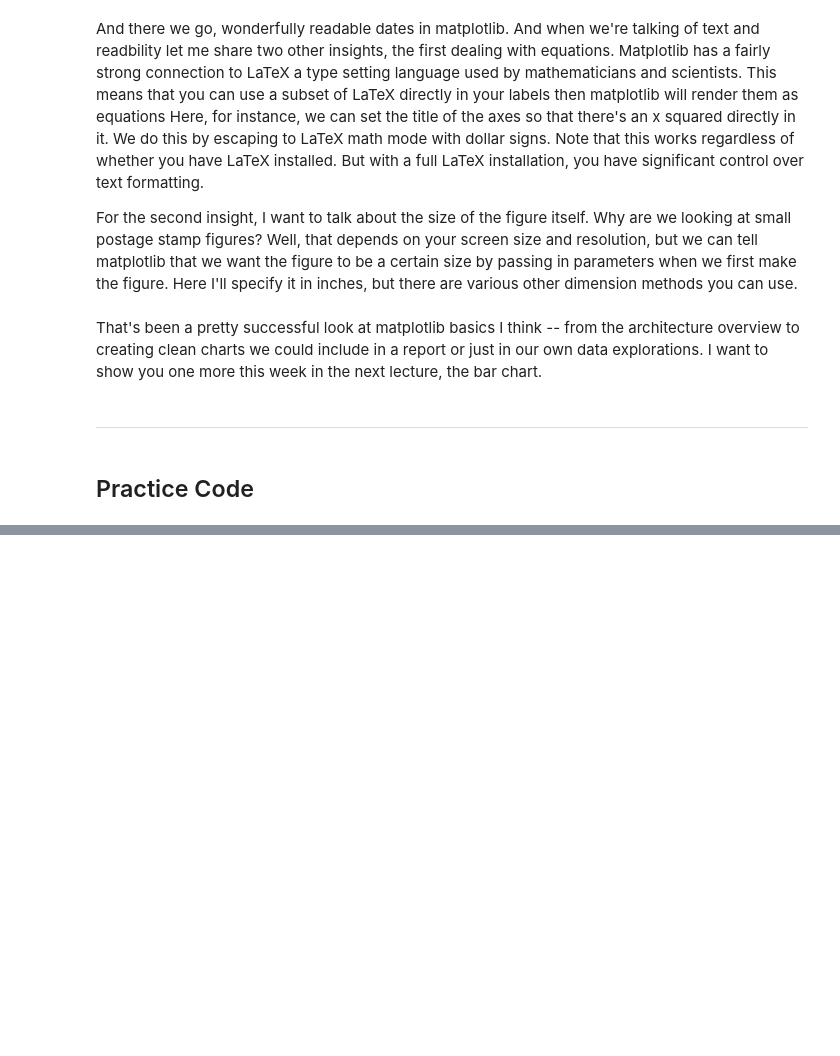
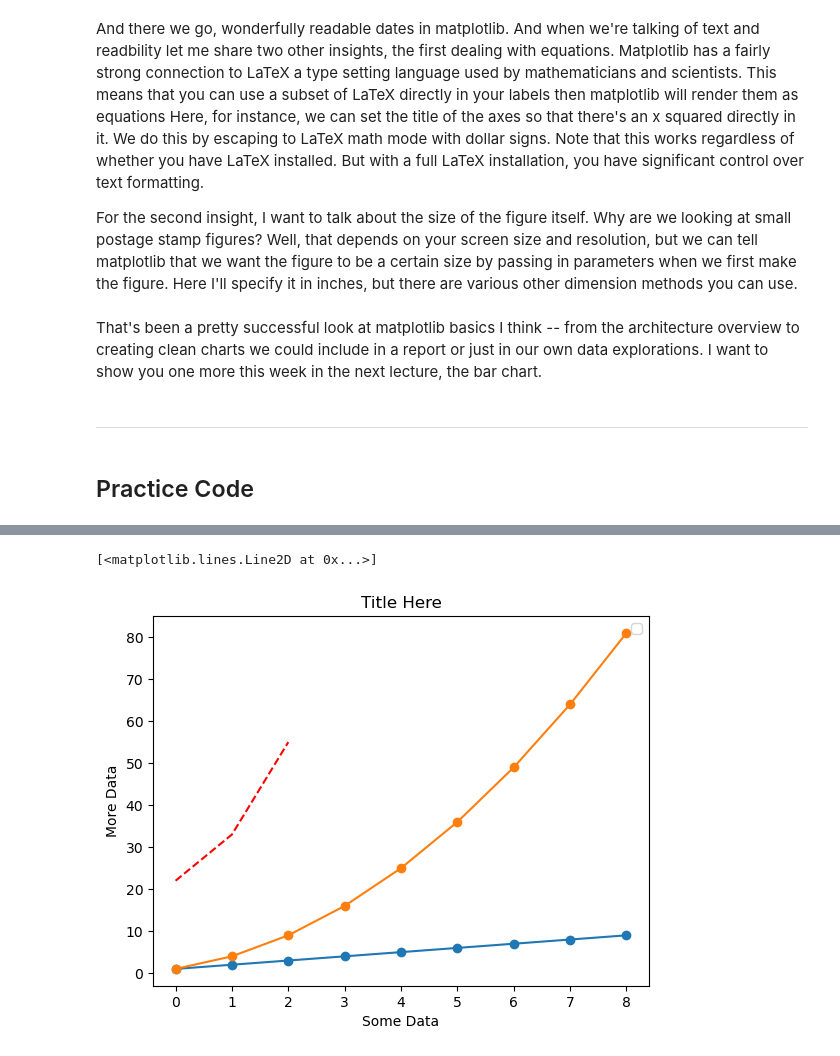
Before and after one commit to uzairafridi00/data-mining-practice, a Jupyter notebook: Coursera/Applied Plots in Python/3-line-chart.ipynb, the cells around one changed output, grey strips where cells are left out. Drawn from its saved outputs; the diff is of its cells as text; code cells hidden in the pictures; blank space fills up the shorter version.

```diff
--- a/Coursera/Applied Plots in Python/3-line-chart.ipynb
+++ b/Coursera/Applied Plots in Python/3-line-chart.ipynb
@@ -139,0 +160,11 @@ ___
+# %%
+plt.xlabel('Some Data')
+plt.ylabel('More Data')
+plt.title('Title Here')
+plt.legend(['1 Legend', '2 Legend', '3 Legend'])
+
+plt.plot(linear_data,'-o', exponential_data, '-o')
+plt.plot([22,33,55], '--r')
+# %% [output]
+[<matplotlib.lines.Line2D at 0x...>]
+[figure, added]
```
Also changed, not shown: parts of 8 cells of this notebook.
